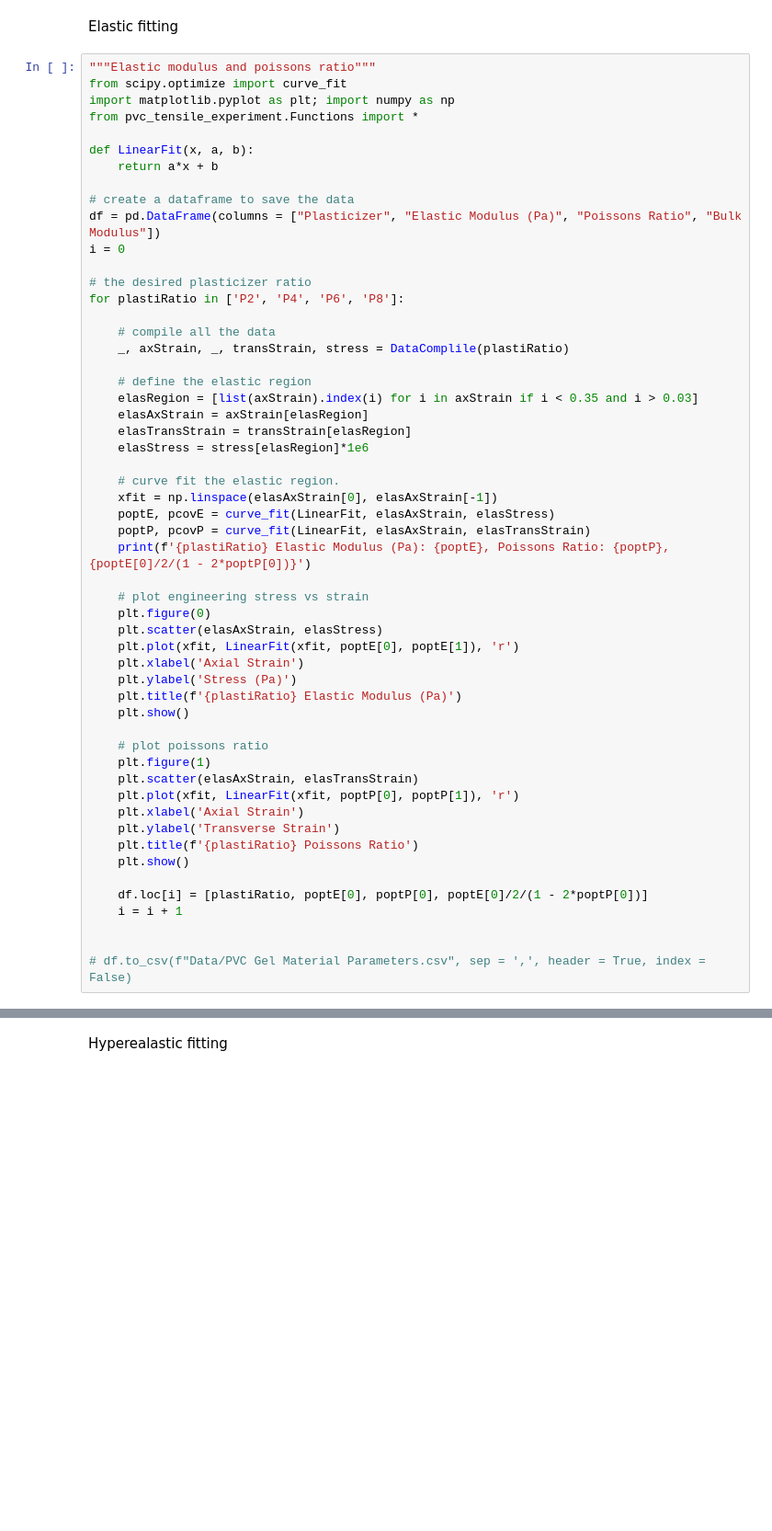
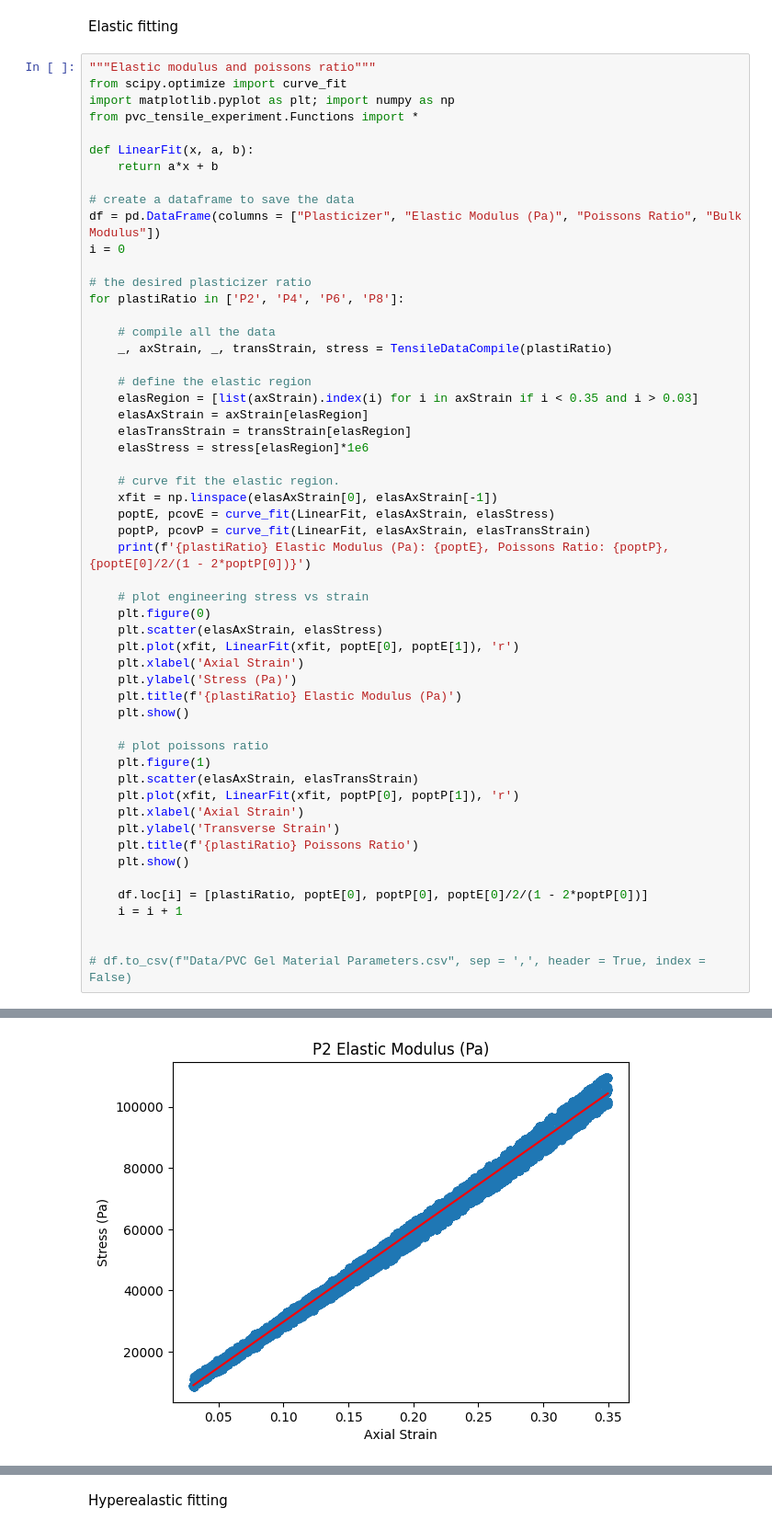
Before and after one commit to TheDuckenEngineer/PVC-Tensile-Experiment, a Jupyter notebook: Elastic, Hyperelastic, and Viscoelastic fitting.ipynb, the cells around one changed output, grey strips where cells are left out. Shown at 92% size. Saved outputs shown, nothing was run; the diff lists cells and outputs as text; blank space fills up the shorter version.

```diff
--- a/Elastic, Hyperelastic, and Viscoelastic fitting.ipynb
+++ b/Elastic, Hyperelastic, and Viscoelastic fitting.ipynb
@@ -51,7 +52,7 @@ i = 0
 for plastiRatio in ['P2', 'P4', 'P6', 'P8']:
 
     # compile all the data
-    _, axStrain, _, transStrain, stress = DataComplile(plastiRatio)
+    _, axStrain, _, transStrain, stress = TensileDataCompile(plastiRatio)
 
     # define the elastic region
     elasRegion = [list(axStrain).index(i) for i in axStrain if i < 0.35 and i > 0.03]
@@ -88,3 +89,4 @@ for plastiRatio in ['P2', 'P4', 'P6', 'P8']:
 
 
 # df.to_csv(f"Data/PVC Gel Material Parameters.csv", sep = ',', header = True, index = False)
+# %% [output]
@@ -90,0 +94 @@ for plastiRatio in ['P2', 'P4', 'P6', 'P8']:
+[figure, added]
```
Also changed, not shown: parts of 4 cells of this notebook, 2 other files.
